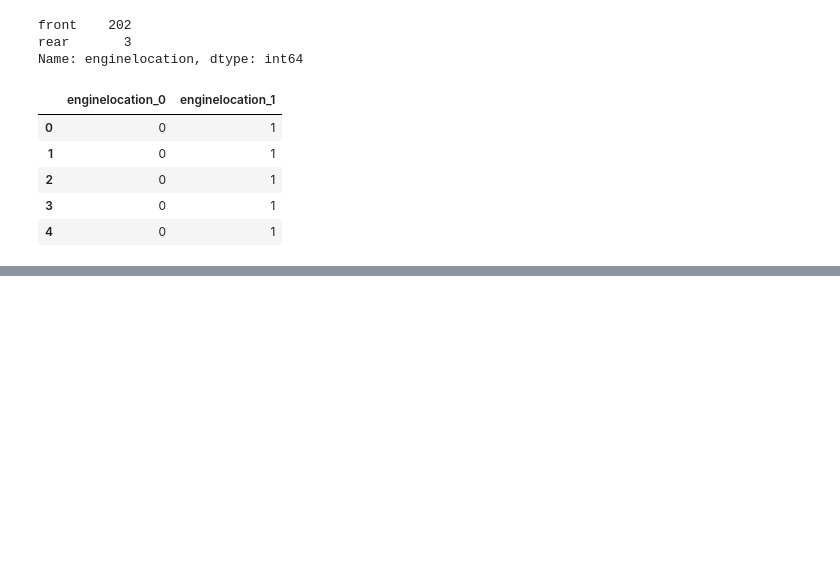
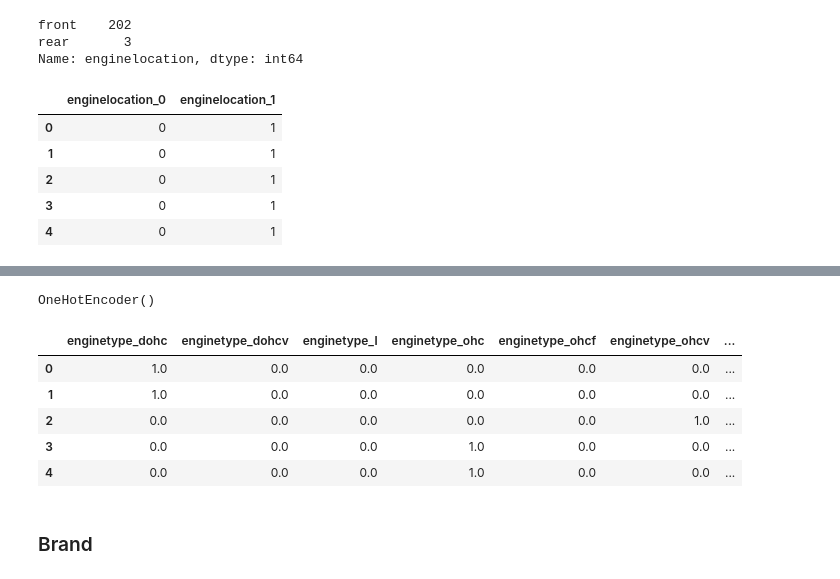
Before and after one commit to Emmanuel-Begati/Machine-Learning-and-AI, a Jupyter notebook: Car_Price_Prediction.ipynb, the cells around one changed output, grey strips where cells are left out. Cells and saved outputs as stored; diff of their text form; code cells hidden in the pictures; blank space fills up the shorter version.

```diff
--- a/Car_Price_Prediction.ipynb
+++ b/Car_Price_Prediction.ipynb
@@ -512,0 +559,20 @@ cylindernumber_encoded.head()
+# %%
+encoder.fit(df[['enginetype']])
+# %% [output]
+OneHotEncoder()
+# %%
+enginetype_encoded = encoder.transform(df[['enginetype']])
+# %%
+enginetype_encoded = enginetype_encoded.toarray()
+# %%
+new_enginetype = pd.DataFrame(enginetype_encoded, columns=encoder.get_feature_names_out(['enginetype']))
+new_enginetype.head()
+# %% [output]
+|  | enginetype_dohc | enginetype_dohcv | enginetype_l | enginetype_ohc | enginetype_ohcf | enginetype_ohcv | ... |
+| 0 | 1.0 | 0.0 | 0.0 | 0.0 | 0.0 | 0.0 | ... |
+| 1 | 1.0 | 0.0 | 0.0 | 0.0 | 0.0 | 0.0 | ... |
+| 2 | 0.0 | 0.0 | 0.0 | 0.0 | 0.0 | 1.0 | ... |
+| 3 | 0.0 | 0.0 | 0.0 | 1.0 | 0.0 | 0.0 | ... |
+| 4 | 0.0 | 0.0 | 0.0 | 1.0 | 0.0 | 0.0 | ... |
+# %% [markdown]
+### Brand
```
Also changed, not shown: parts of 34 cells of this notebook.
